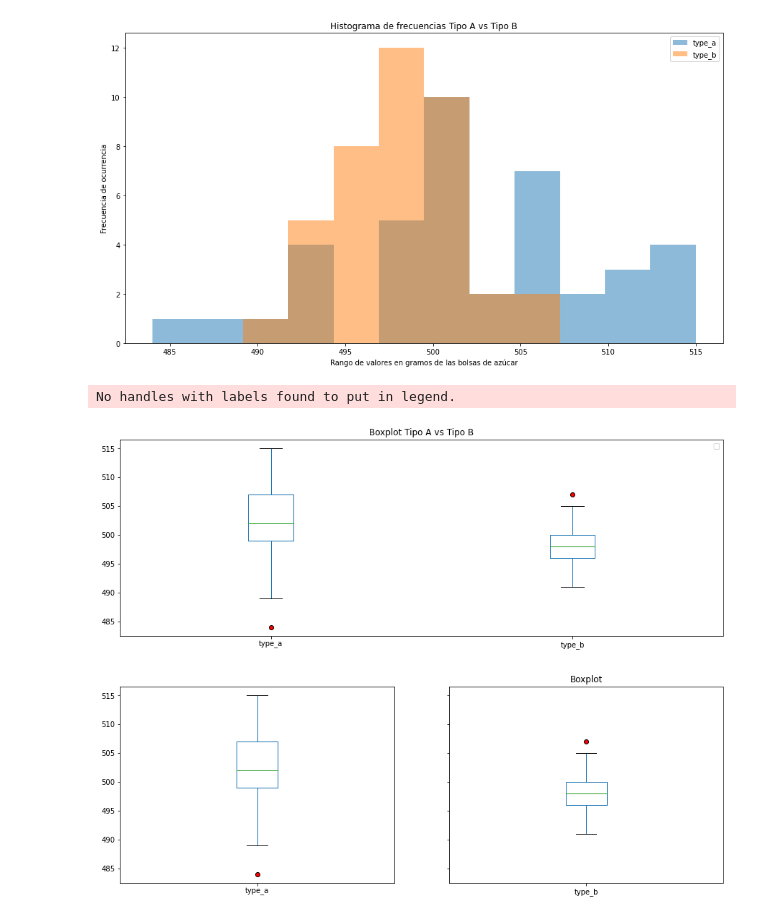
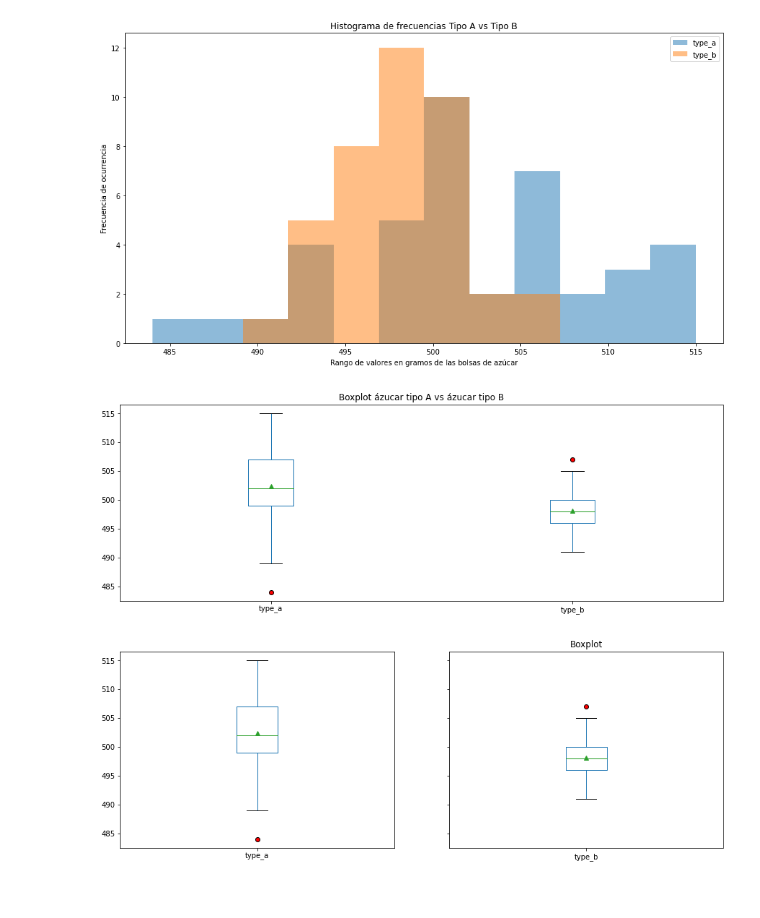
Before and after one commit to anedesquerra/Python-all-in-one, a Jupyter notebook: Data analysis/exploratory_data_analysis/QA_sugar_analysis.ipynb, the cells around one changed output. Cells and saved outputs as stored; diff of their text form; code cells hidden in the pictures.

```diff
--- a/Data analysis/exploratory_data_analysis/QA_sugar_analysis.ipynb
+++ b/Data analysis/exploratory_data_analysis/QA_sugar_analysis.ipynb
@@ -140,10 +140,8 @@ _ = plt.ylabel('Frecuencia de ocurrencia')
 # %%
 green_diamond = dict(markerfacecolor='r', marker='o')
 _ = df.plot(kind='box', figsize=(15, 5), legend=True, flierprops=green_diamond,
-        label=['Azúcar tipo A', 'Azúcar tipo B'],
-        title='Boxplot Tipo A vs Tipo B')
-_ = plt.legend()
+        label=['Azúcar tipo A', 'Azúcar tipo B'], showmeans=True,
+        title='Boxplot ázucar tipo A vs ázucar tipo B')
 # %% [output]
-No handles with labels found to put in legend.
-[figure, old version]
+[figure, new version]
 # %%
```
Also changed, not shown: parts of 1 cell of this notebook, 1 other file.
